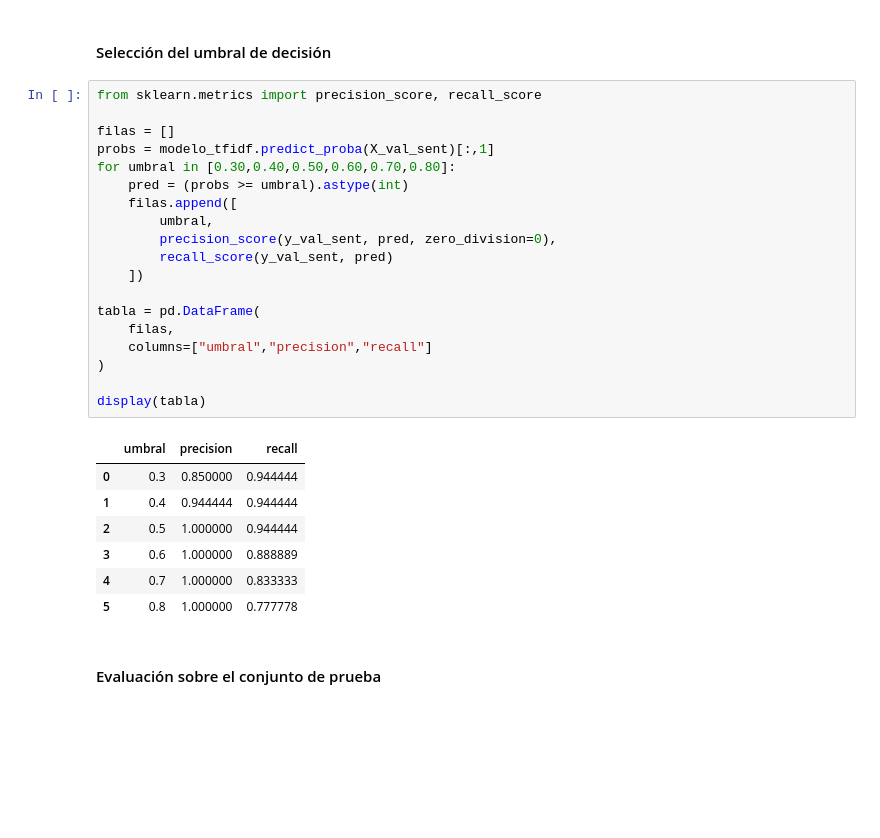
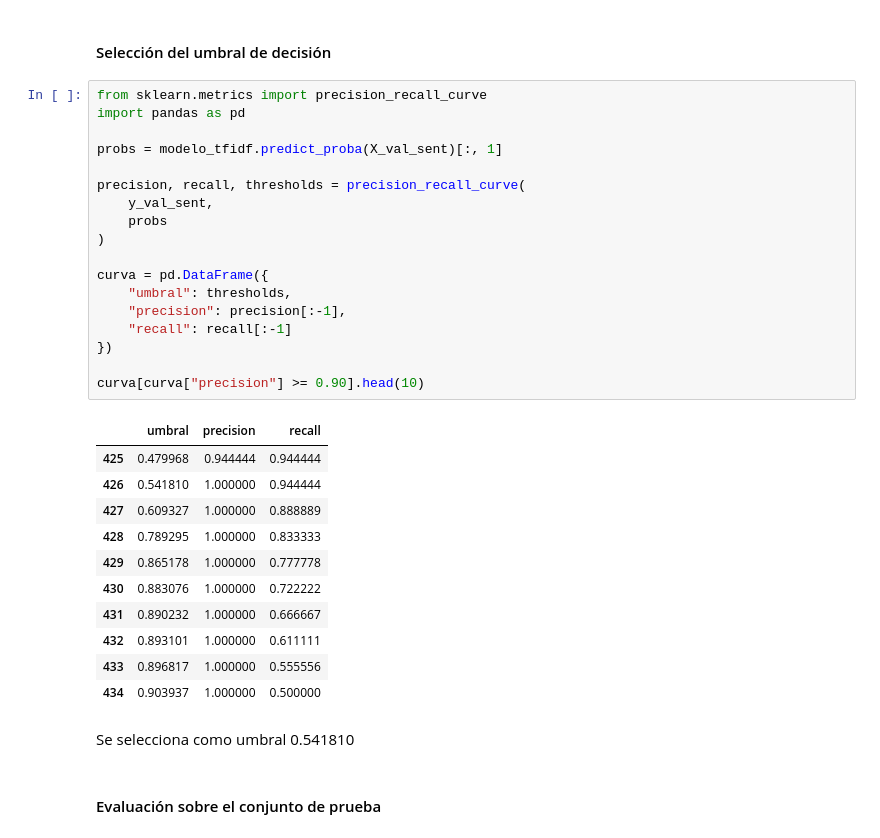
Before and after one commit to manuellazarte/Procesamiento-del-Lenguaje-Natural, a Jupyter notebook: ej3/ej3.ipynb, the cells around one changed output. Cells and saved outputs as stored; diff of their text form; blank space fills up the shorter version.

Commit message:
corrijo umbral (2.5)

```diff
--- a/ej3/ej3.ipynb
+++ b/ej3/ej3.ipynb
@@ -661,32 +661,37 @@ Pipeline(steps=[('tfidf', TfidfVectorizer(min_df=2, ngram_range=(1, 2))),
 # %% [markdown]
 #### Selección del umbral de decisión
 # %%
-from sklearn.metrics import precision_score, recall_score
+from sklearn.metrics import precision_recall_curve
+import pandas as pd
 
-filas = []
-probs = modelo_tfidf.predict_proba(X_val_sent)[:,1]
-for umbral in [0.30,0.40,0.50,0.60,0.70,0.80]:
-    pred = (probs >= umbral).astype(int)
-    filas.append([
-        umbral,
-        precision_score(y_val_sent, pred, zero_division=0),
-        recall_score(y_val_sent, pred)
-    ])
+probs = modelo_tfidf.predict_proba(X_val_sent)[:, 1]
 
-tabla = pd.DataFrame(
-    filas,
-    columns=["umbral","precision","recall"]
+precision, recall, thresholds = precision_recall_curve(
+    y_val_sent,
+    probs
 )
 
-display(tabla)
+curva = pd.DataFrame({
+    "umbral": thresholds,
+    "precision": precision[:-1],
+    "recall": recall[:-1]
+})
+
+curva[curva["precision"] >= 0.90].head(10)
 # %% [output]
 |  | umbral | precision | recall |
-| 0 | 0.3 | 0.850000 | 0.944444 |
-| 1 | 0.4 | 0.944444 | 0.944444 |
-| 2 | 0.5 | 1.000000 | 0.944444 |
-| 3 | 0.6 | 1.000000 | 0.888889 |
-| 4 | 0.7 | 1.000000 | 0.833333 |
-| 5 | 0.8 | 1.000000 | 0.777778 |
+| 425 | 0.479968 | 0.944444 | 0.944444 |
+| 426 | 0.541810 | 1.000000 | 0.944444 |
+| 427 | 0.609327 | 1.000000 | 0.888889 |
+| 428 | 0.789295 | 1.000000 | 0.833333 |
+| 429 | 0.865178 | 1.000000 | 0.777778 |
+| 430 | 0.883076 | 1.000000 | 0.722222 |
+| 431 | 0.890232 | 1.000000 | 0.666667 |
+| 432 | 0.893101 | 1.000000 | 0.611111 |
+| 433 | 0.896817 | 1.000000 | 0.555556 |
+| 434 | 0.903937 | 1.000000 | 0.500000 |
+# %% [markdown]
+Se selecciona como umbral 0.541810
 # %% [markdown]
 #### Evaluación sobre el conjunto de prueba
 # %%
```
Also changed, not shown: parts of 2 cells of this notebook.
